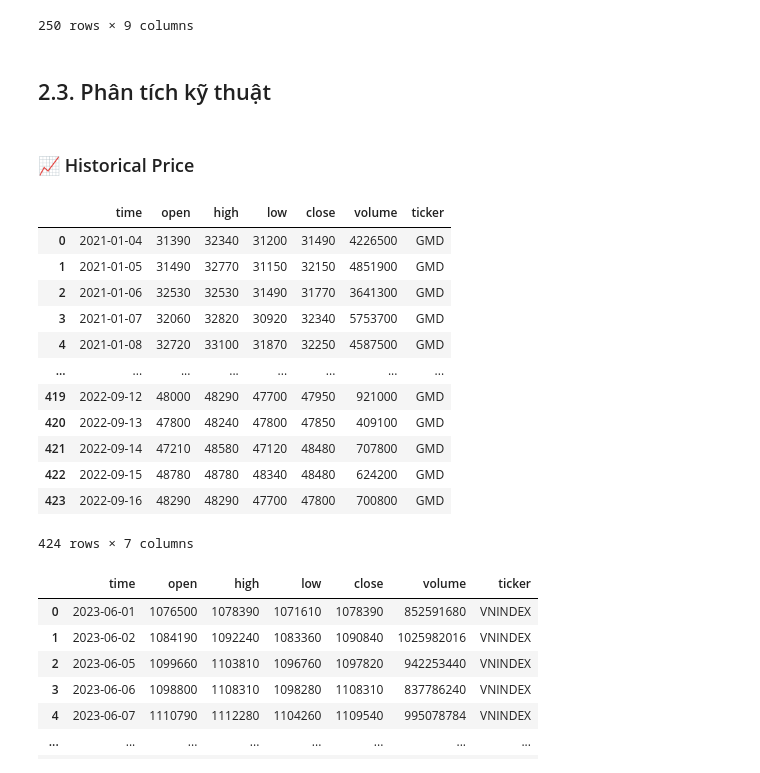
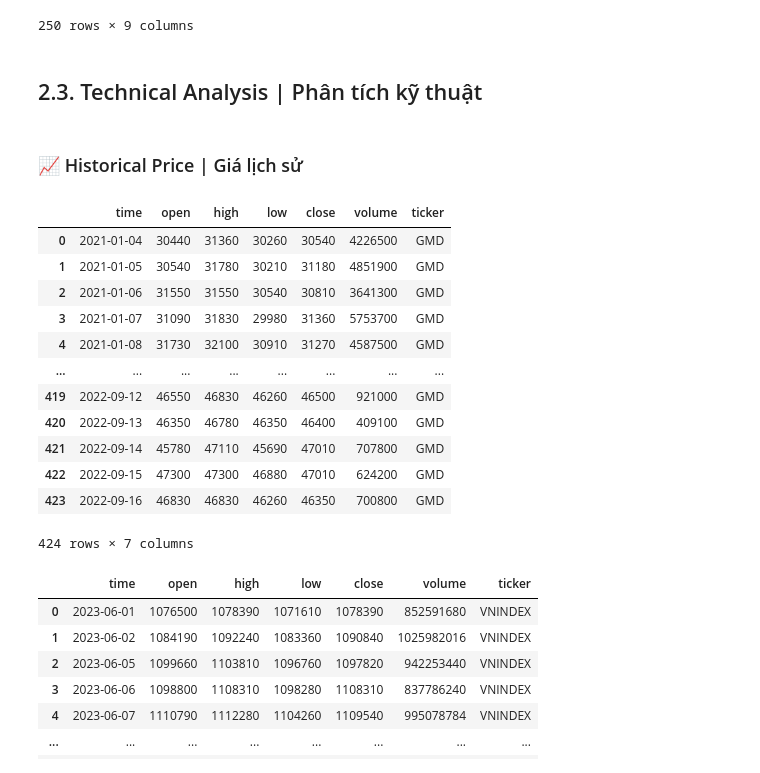
Before and after one commit to thinh-vu/vnstock, a Jupyter notebook: docs/gen2_vnstock_demo_index_all_functions_testing_2023.ipynb, the cells around one changed output. Cells and saved outputs as stored; diff of their text form; code cells hidden in the pictures.

```diff
--- a/docs/gen2_vnstock_demo_index_all_functions_testing_2023.ipynb
+++ b/docs/gen2_vnstock_demo_index_all_functions_testing_2023.ipynb
@@ -309,24 +309,24 @@ stock_evaluation (symbol='TCB', period=1, time_window='D')
 | 249 | TCB | 2023-08-31 | 2023-08-31 | 6.8 | 1.0 | 9.6 | 15.4 | 1.6 | 1.7 |
 250 rows × 9 columns
 # %% [markdown]
-## 2.3. Phân tích kỹ thuật
+## 2.3. Technical Analysis | Phân tích kỹ thuật
 # %% [markdown]
-### 📈 Historical Price
+### 📈 Historical Price | Giá lịch sử
 # %%
-stock_historical_data("GMD", "2021-01-01", "2022-09-18", "1D")
+stock_historical_data("GMD", "2021-01-01", "2022-09-18", "1D", beautify=True)
 # %% [output]
 |  | time | open | high | low | close | volume | ticker |
-| 0 | 2021-01-04 | 31390 | 32340 | 31200 | 31490 | 4226500 | GMD |
-| 1 | 2021-01-05 | 31490 | 32770 | 31150 | 32150 | 4851900 | GMD |
-| 2 | 2021-01-06 | 32530 | 32530 | 31490 | 31770 | 3641300 | GMD |
-| 3 | 2021-01-07 | 32060 | 32820 | 30920 | 32340 | 5753700 | GMD |
-| 4 | 2021-01-08 | 32720 | 33100 | 31870 | 32250 | 4587500 | GMD |
+| 0 | 2021-01-04 | 30440 | 31360 | 30260 | 30540 | 4226500 | GMD |
+| 1 | 2021-01-05 | 30540 | 31780 | 30210 | 31180 | 4851900 | GMD |
+| 2 | 2021-01-06 | 31550 | 31550 | 30540 | 30810 | 3641300 | GMD |
+| 3 | 2021-01-07 | 31090 | 31830 | 29980 | 31360 | 5753700 | GMD |
+| 4 | 2021-01-08 | 31730 | 32100 | 30910 | 31270 | 4587500 | GMD |
 | ... | ... | ... | ... | ... | ... | ... | ... |
-| 419 | 2022-09-12 | 48000 | 48290 | 47700 | 47950 | 921000 | GMD |
-| 420 | 2022-09-13 | 47800 | 48240 | 47800 | 47850 | 409100 | GMD |
-| 421 | 2022-09-14 | 47210 | 48580 | 47120 | 48480 | 707800 | GMD |
-| 422 | 2022-09-15 | 48780 | 48780 | 48340 | 48480 | 624200 | GMD |
-| 423 | 2022-09-16 | 48290 | 48290 | 47700 | 47800 | 700800 | GMD |
+| 419 | 2022-09-12 | 46550 | 46830 | 46260 | 46500 | 921000 | GMD |
+| 420 | 2022-09-13 | 46350 | 46780 | 46350 | 46400 | 409100 | GMD |
+| 421 | 2022-09-14 | 45780 | 47110 | 45690 | 47010 | 707800 | GMD |
+| 422 | 2022-09-15 | 47300 | 47300 | 46880 | 47010 | 624200 | GMD |
+| 423 | 2022-09-16 | 46830 | 46830 | 46260 | 46350 | 700800 | GMD |
 424 rows × 7 columns
 # %%
 stock_historical_data("VNINDEX", "2023-06-01", "2023-09-18", "1D", "index")
```
Also changed, not shown: parts of 35 cells of this notebook, 37 other files.
